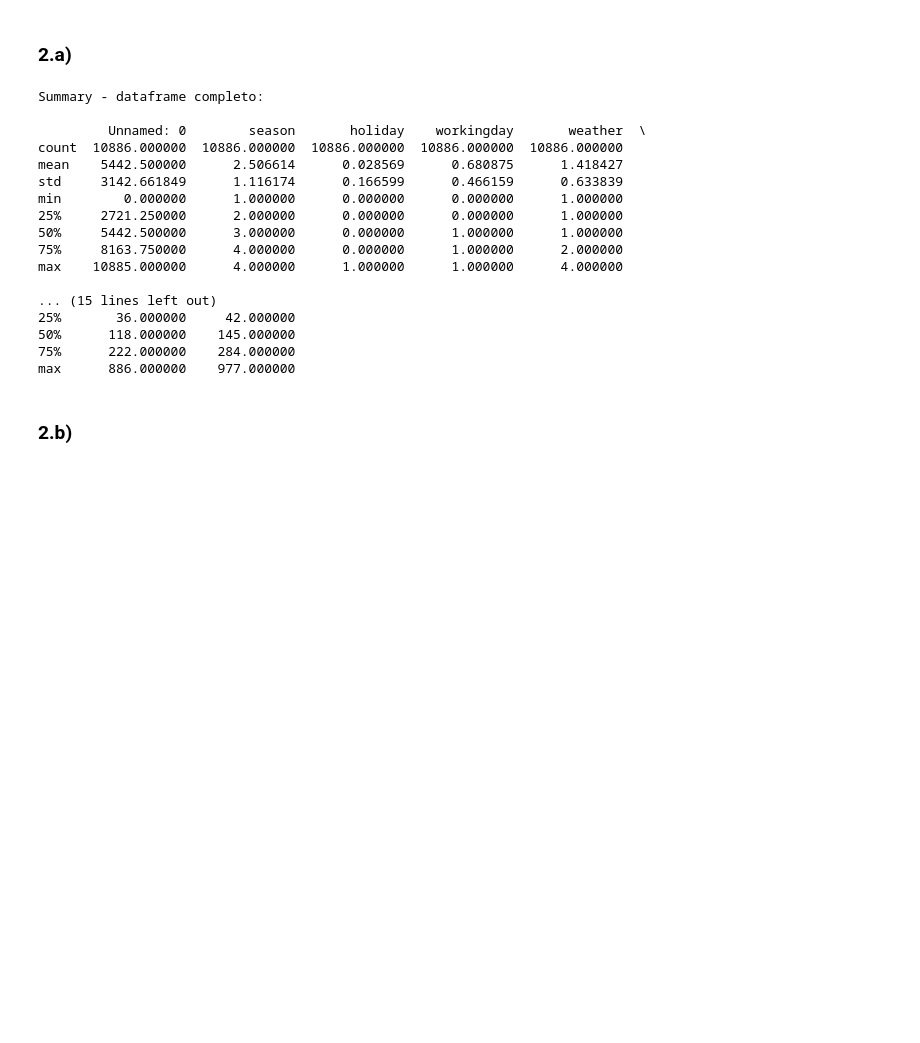
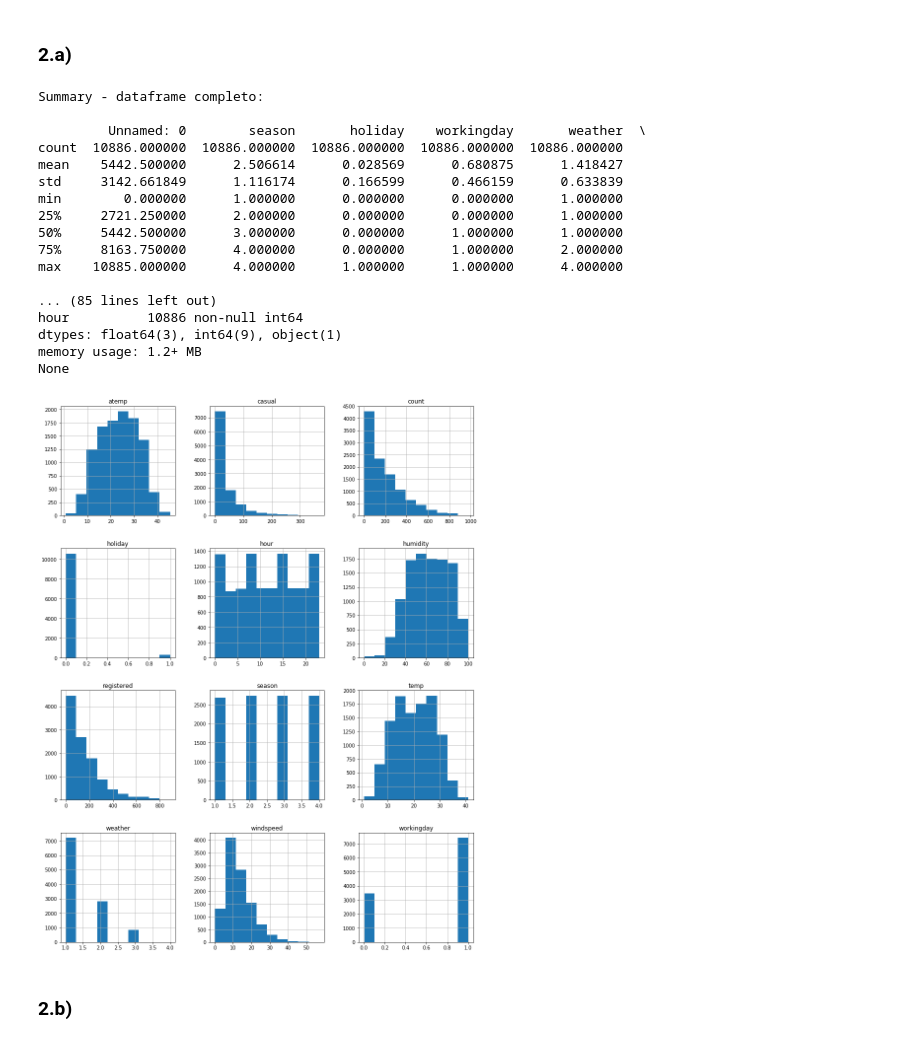
Before and after one commit to nicomero/tarea3maquinas, a Jupyter notebook: Tarea3.ipynb, the cells around one changed output. Cells and saved outputs as stored; diff of their text form; code cells hidden in the pictures; blank space fills up the shorter version.

```diff
--- a/Tarea3.ipynb
+++ b/Tarea3.ipynb
@@ -279,16 +281,25 @@ Ya que anteriormente se concluyó que una red neuronal de una neurona y los árb
 # %% [markdown]
 ### 2.a)
 # %%
+import pandas as pd
+import numpy as np
 dftrain = pd.read_csv('bike_sharing_train.csv')
 dfval = pd.read_csv('bike_sharing_val.csv')
 dftest = pd.read_csv('bike_sharing_test.csv')
 ntrain = len(dftrain)
 nval = len(dftrain) + len(dfval)
 df = pd.concat([dftrain,dfval,dftest])
-print ('\nSummary - dataframe completo:\n')
-print (df.describe())
+print('\nSummary - dataframe completo:\n')
+print( df.describe())
+print(df.info())
 df['hour'] = pd.to_datetime(df['datetime']).apply(lambda x: x.strftime('%H'))
 df['hour'] = pd.to_numeric(df['hour'])
+
+df.drop(['Unnamed: 0'], axis=1, inplace=True)
+
+print("\n-------Despues del procesamiento------\n")
+print(df.describe())
+print(df.info())
 # %% [output]
 Summary - dataframe completo:
 
@@ -302,11 +313,18 @@ min        0.000000      1.000000      0.000000      0.000000      1.000000
 75%     8163.750000      4.000000      0.000000      1.000000      2.000000
 max    10885.000000      4.000000      1.000000      1.000000      4.000000
 
-... (15 lines left out)
-25%       36.000000     42.000000
-50%      118.000000    145.000000
-75%      222.000000    284.000000
-max      886.000000    977.000000
+... (85 lines left out)
+hour          10886 non-null int64
+dtypes: float64(3), int64(9), object(1)
+memory usage: 1.2+ MB
+None
+# %%
+fig = plt.figure(figsize = (15,20))
+ax = fig.gca()
+df.hist(ax = ax)
+plt.show()
+# %% [output]
+[figure, added]
 # %% [markdown]
 ### 2.b)
 # %%
```
Also changed, not shown: parts of 37 cells of this notebook, 1 other file.
